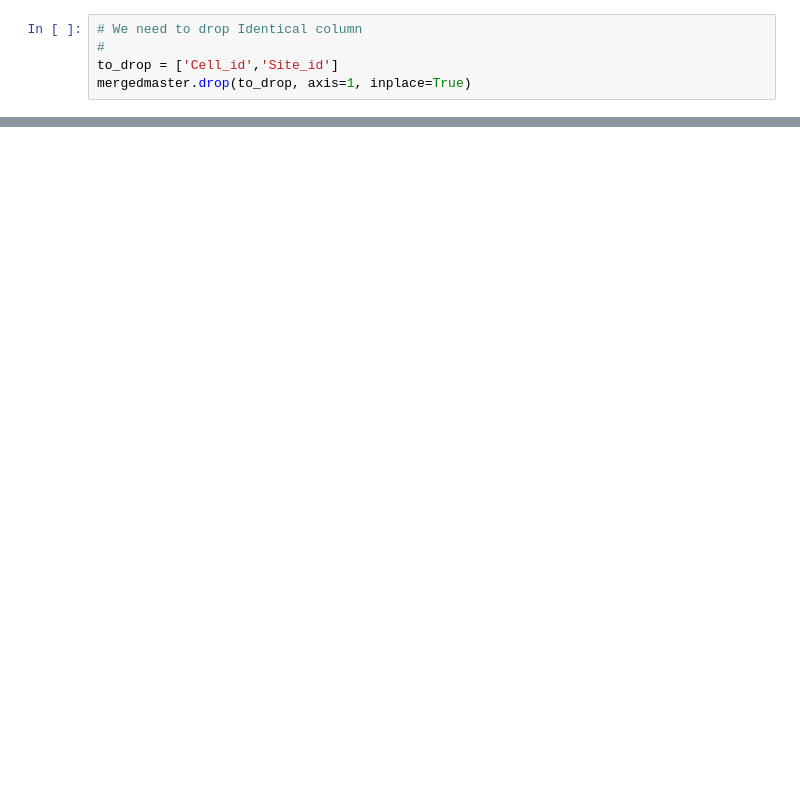
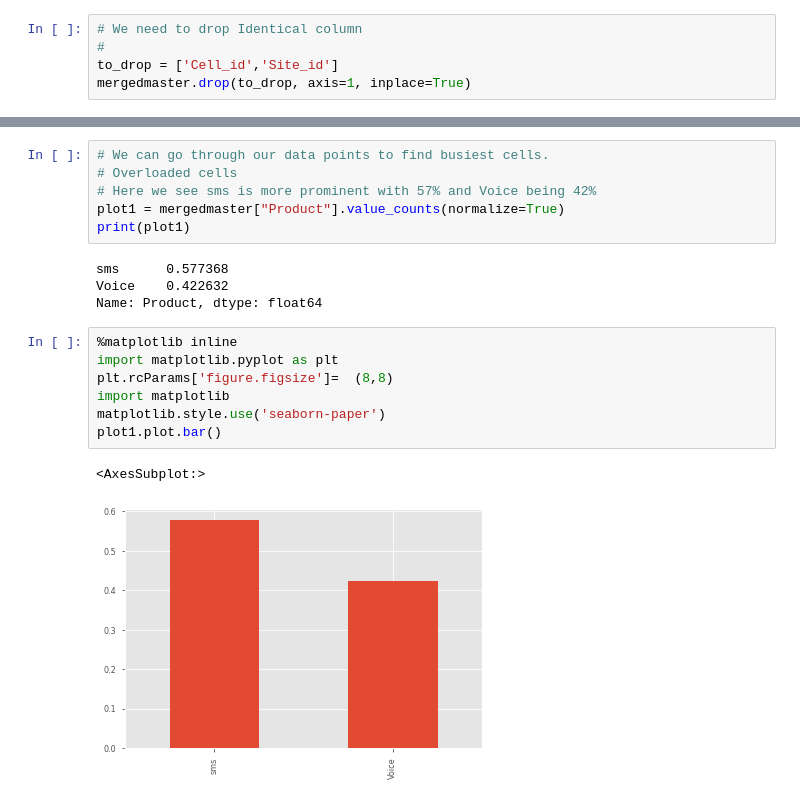
Before and after one commit to Mwaniki25/ProjectUpgrade, a Jupyter notebook: mtn.ipynb, the cells around one changed output, grey strips where cells are left out. Drawn from its saved outputs; the diff is of its cells as text; blank space fills up the shorter version.

```diff
--- a/mtn.ipynb
+++ b/mtn.ipynb
@@ -386,0 +413,20 @@ mergedmaster.head()
+# %%
+# We can go through our data points to find busiest cells.
+# Overloaded cells
+# Here we see sms is more prominent with 57% and Voice being 42%
+plot1 = mergedmaster["Product"].value_counts(normalize=True)
+print(plot1)
+# %% [output]
+sms      0.577368
+Voice    0.422632
+Name: Product, dtype: float64
+# %%
+%matplotlib inline
+import matplotlib.pyplot as plt
+plt.rcParams['figure.figsize']=  (8,8)
+import matplotlib
+matplotlib.style.use('seaborn-paper')
+plot1.plot.bar()
+# %% [output]
+<AxesSubplot:>
+[figure, added]
```
Also changed, not shown: parts of 14 cells of this notebook.
